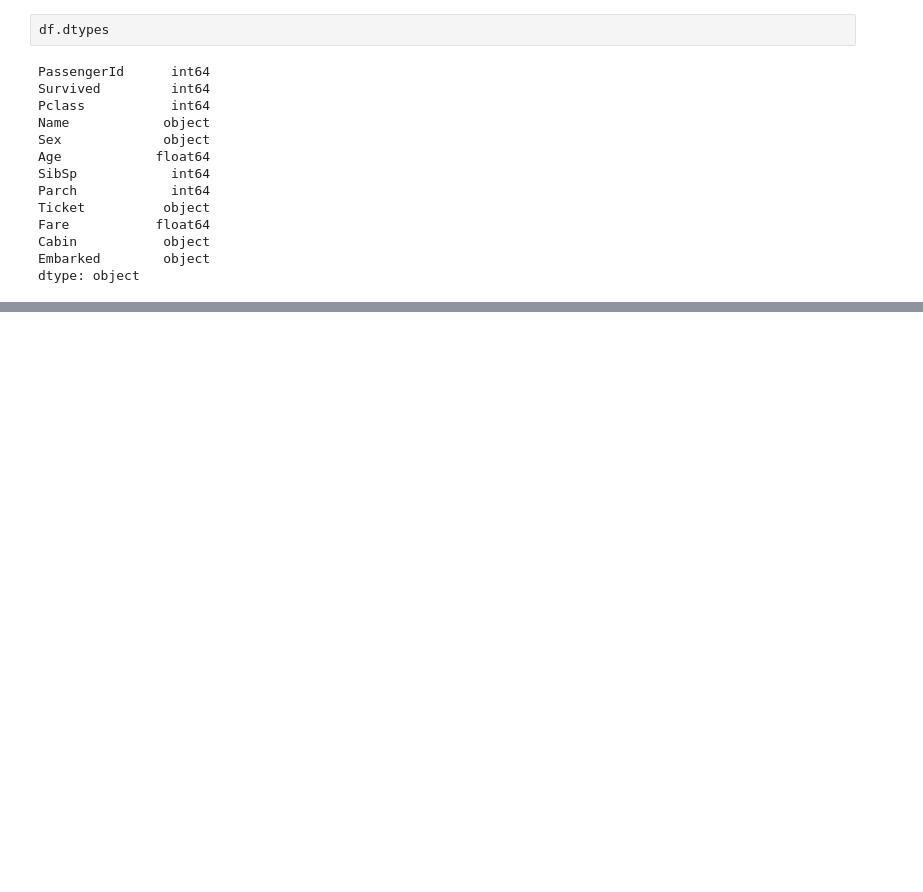
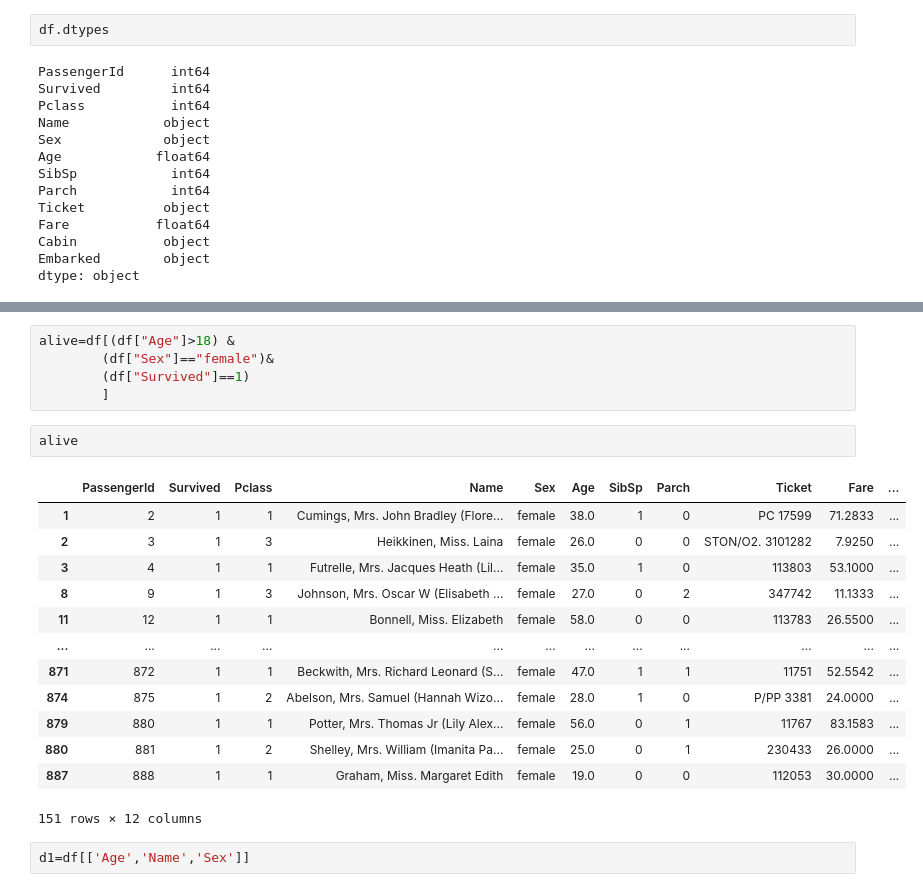
Before and after one commit to arsalanwani/Analytics, a Jupyter notebook: pandas/index.ipynb, the cells around one changed output, grey strips where cells are left out. Saved outputs shown, nothing was run; the diff lists cells and outputs as text; blank space fills up the shorter version.

```diff
--- a/pandas/index.ipynb
+++ b/pandas/index.ipynb
@@ -139,0 +245,23 @@ dtype: object
+# %%
+alive=df[(df["Age"]>18) &
+        (df["Sex"]=="female")&
+        (df["Survived"]==1)
+        ]
+# %%
+alive
+# %% [output]
+|  | PassengerId | Survived | Pclass | Name | Sex | Age | SibSp | Parch | Ticket | Fare | ... |
+| 1 | 2 | 1 | 1 | Cumings, Mrs. John Bradley (Flore... | female | 38.0 | 1 | 0 | PC 17599 | 71.2833 | ... |
+| 2 | 3 | 1 | 3 | Heikkinen, Miss. Laina | female | 26.0 | 0 | 0 | STON/O2. 3101282 | 7.9250 | ... |
+| 3 | 4 | 1 | 1 | Futrelle, Mrs. Jacques Heath (Lil... | female | 35.0 | 1 | 0 | 113803 | 53.1000 | ... |
+| 8 | 9 | 1 | 3 | Johnson, Mrs. Oscar W (Elisabeth ... | female | 27.0 | 0 | 2 | 347742 | 11.1333 | ... |
+| 11 | 12 | 1 | 1 | Bonnell, Miss. Elizabeth | female | 58.0 | 0 | 0 | 113783 | 26.5500 | ... |
+| ... | ... | ... | ... | ... | ... | ... | ... | ... | ... | ... | ... |
+| 871 | 872 | 1 | 1 | Beckwith, Mrs. Richard Leonard (S... | female | 47.0 | 1 | 1 | 11751 | 52.5542 | ... |
+| 874 | 875 | 1 | 2 | Abelson, Mrs. Samuel (Hannah Wizo... | female | 28.0 | 1 | 0 | P/PP 3381 | 24.0000 | ... |
+| 879 | 880 | 1 | 1 | Potter, Mrs. Thomas Jr (Lily Alex... | female | 56.0 | 0 | 1 | 11767 | 83.1583 | ... |
+| 880 | 881 | 1 | 2 | Shelley, Mrs. William (Imanita Pa... | female | 25.0 | 0 | 1 | 230433 | 26.0000 | ... |
+| 887 | 888 | 1 | 1 | Graham, Miss. Margaret Edith | female | 19.0 | 0 | 0 | 112053 | 30.0000 | ... |
+151 rows × 12 columns
+# %%
+d1=df[['Age','Name','Sex']]
```
Also changed, not shown: parts of 37 cells of this notebook.
